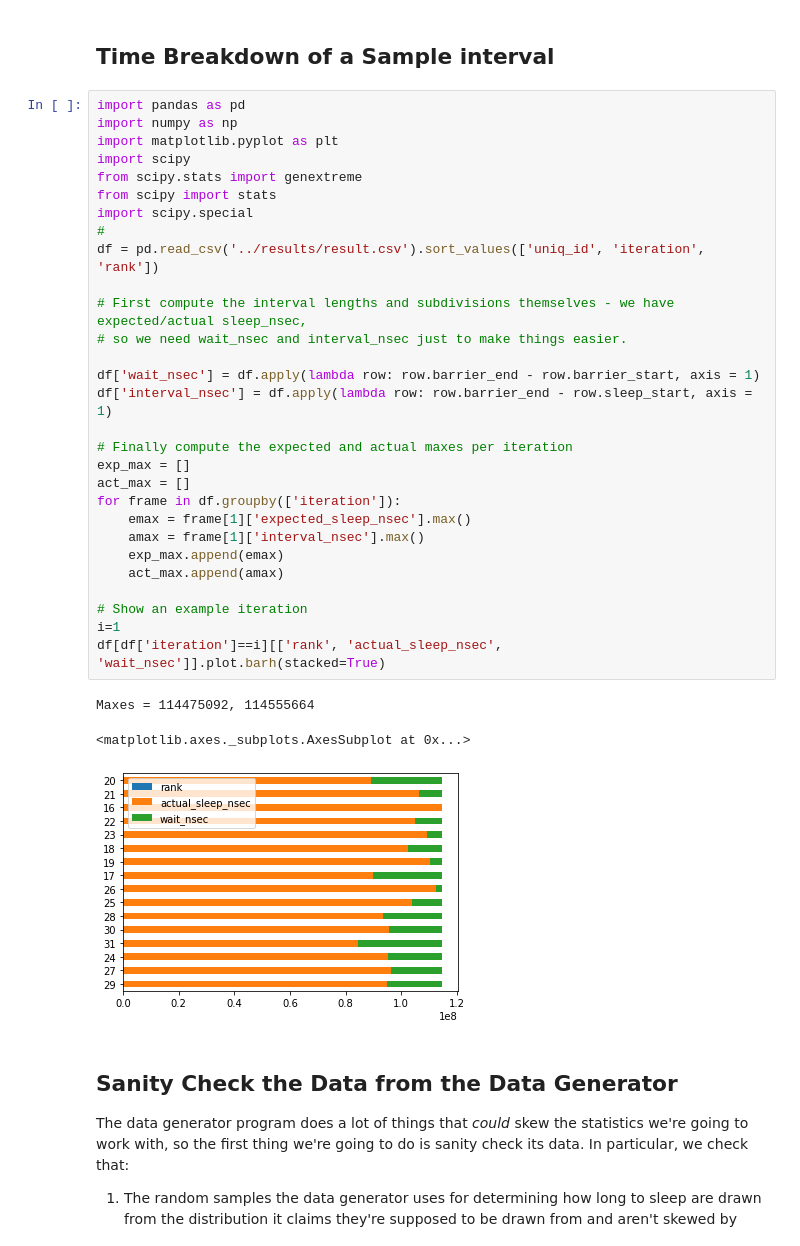
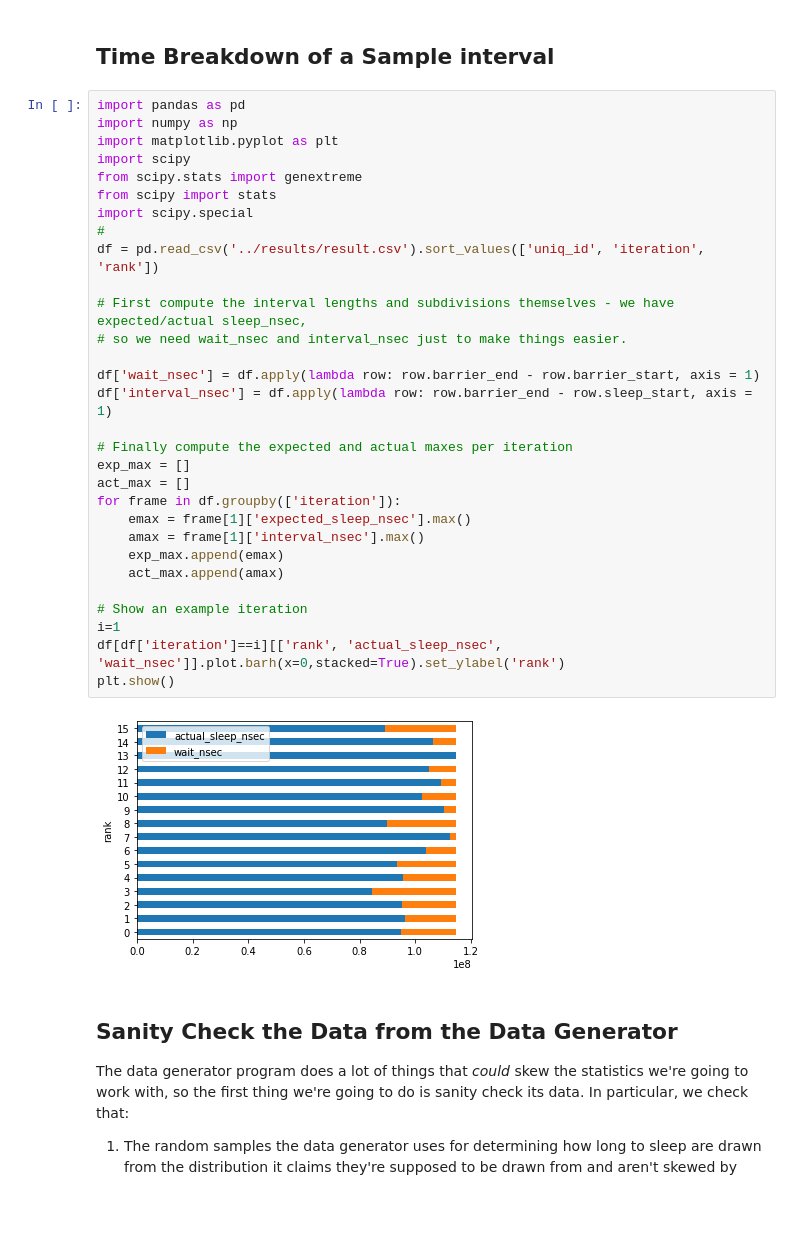
Before and after one commit to qwofford/popperized, a Jupyter notebook: pipelines/data_generator/validate/interval-analysis.ipynb, the cells around one changed output. Drawn from its saved outputs; the diff is of its cells as text; blank space fills up the shorter version.

```diff
--- a/pipelines/data_generator/validate/interval-analysis.ipynb
+++ b/pipelines/data_generator/validate/interval-analysis.ipynb
@@ -7,36 +7,35 @@ This notebook reads the data generated by the data generator program and both sa
 # %%
 import pandas as pd
 import numpy as np
 import matplotlib.pyplot as plt
 import scipy
 from scipy.stats import genextreme
 from scipy import stats
 import scipy.special
 #
 df = pd.read_csv('../results/result.csv').sort_values(['uniq_id', 'iteration', 'rank'])
 
 # First compute the interval lengths and subdivisions themselves - we have expected/actual sleep_nsec,
 # so we need wait_nsec and interval_nsec just to make things easier.
 
 df['wait_nsec'] = df.apply(lambda row: row.barrier_end - row.barrier_start, axis = 1)
 df['interval_nsec'] = df.apply(lambda row: row.barrier_end - row.sleep_start, axis = 1)
 
 # Finally compute the expected and actual maxes per iteration
 exp_max = []
 act_max = []
 for frame in df.groupby(['iteration']):
     emax = frame[1]['expected_sleep_nsec'].max()
     amax = frame[1]['interval_nsec'].max()
     exp_max.append(emax)
     act_max.append(amax)
 
 # Show an example iteration
 i=1
-df[df['iteration']==i][['rank', 'actual_sleep_nsec', 'wait_nsec']].plot.barh(stacked=True)
+df[df['iteration']==i][['rank', 'actual_sleep_nsec', 'wait_nsec']].plot.barh(x=0,stacked=True).set_ylabel('rank')
+plt.show()
 # %% [output]
-Maxes = 114475092, 114555664
-<matplotlib.axes._subplots.AxesSubplot at 0x...>
-[figure, old version]
+[figure, new version]
 # %% [markdown]
 ## Sanity Check the Data from the Data Generator
 
```
Also changed, not shown: parts of 4 cells of this notebook.
